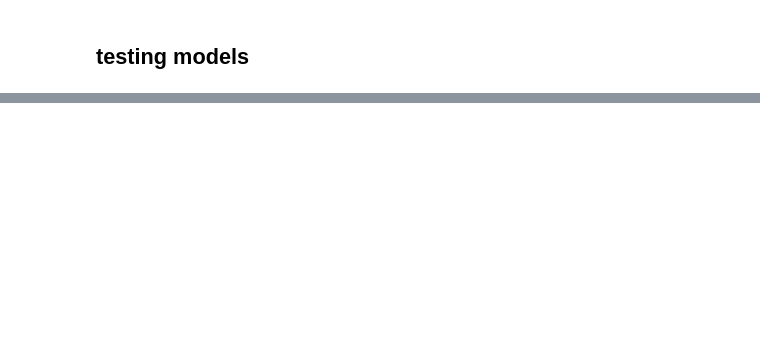
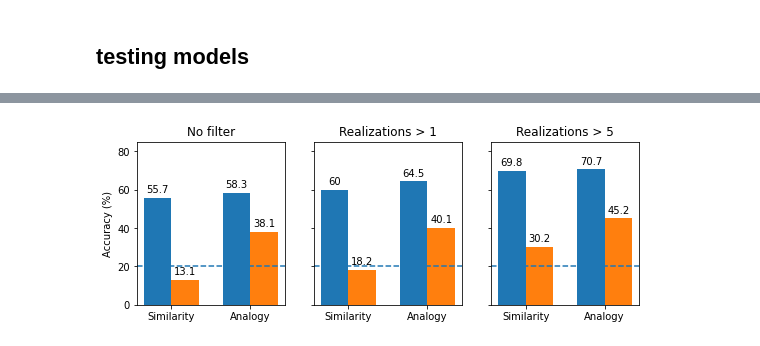
Before and after one commit to o-fugi/regularity-semantic-change, a Jupyter notebook: code/Prediction_with_GMM.ipynb, the cells around one changed output, grey strips where cells are left out. Saved outputs shown, nothing was run; the diff lists cells and outputs as text; code cells hidden in the pictures; blank space fills up the shorter version.

```diff
--- a/code/Prediction_with_GMM.ipynb
+++ b/code/Prediction_with_GMM.ipynb
@@ -332,21 +360,23 @@ def get_gmm_prob(source, potential_targets):
 # define the method of getting a list of targets whose similarity to the source is about the same as the actual target
 # e.g., if dist("food", "meat") = 2, then this returns a list of targets whose distance from "food" is about 2
 
-def get_potential_targets(source, target):
+def get_potential_targets(source, target, test_df, similarity_adjusted=True):
   potential_targets = []
   potential_targets.append(target) # the ACTUAL target
-  df_targets = df[df['meaning1']!=source][['meaning2']] # only take elements of the dataframe that don't have source as meaning1
+  # df_targets = df[df['meaning1']!=source][['meaning2']] # only take elements of the dataframe that don't have source as meaning1
+  df_targets = test_df[test_df['meaning1']!=source][['meaning2']] # we're gonna try just taking targets from the test_df to see if it improves accuracy
   df_targets = df_targets.drop_duplicates()
   df_targets = df_targets[df_targets['meaning2']!=target]
 
-  df_targets = reduce(lambda  left,right: pd.merge(left,right,left_on='meaning2',right_on='Word', how='left'), [df_targets, vec_df])
-  dists = np.linalg.norm(df_targets[range(encoding_len)] - vec_dic[source], axis=1) # get list of similarities between source and ALL targets
-  dists = abs(dists - np.linalg.norm(vec_dic[target] - vec_dic[source])) # ge
+  if similarity_adjusted:
+    df_targets = reduce(lambda  left,right: pd.merge(left,right,left_on='meaning2',right_on='Word', how='left'), [df_targets, vec_df])
+    dists = np.linalg.norm(df_targets[range(encoding_len)] - vec_dic[source], axis=1) # get list of similarities between source and ALL targets
+    dists = abs(dists - np.linalg.norm(vec_dic[target] - vec_dic[source])) # ge
 
-  indices = np.argsort(dists)[0:4]
+    indices = np.argsort(dists)[0:4]
 
-  potential_targets += list(df_targets.iloc[indices]['meaning2']) # take the 4 targets whose similarity to the source is closest to the actual similarity
-
-  # potential_targets += list(df_targets['meaning2'].sample(n=4))
+    potential_targets += list(df_targets.iloc[indices]['meaning2']) # take the 4 targets whose similarity to the source is closest to the actual similarity
+  else:
+    potential_targets += list(df_targets['meaning2'].sample(n=4)) # take 4 random targets
 
   return potential_targets
@@ -536,0 +694,57 @@ for i in range(k):
+# %%
+#@title FIG 1.B -- Accuracy by REALIZATIONS
+
+labels = ['Similarity', 'Analogy']
+sim_labels = [round(100*i, 1) for i in similarity_acc]
+ana_labels = [round(100*i, 1) for i in analogy_acc]
+
+x = np.arange(len(labels))  # the label locations
+width = 0.35  # the width of the bars
+
+fig, axs = plt.subplots(1, 3, figsize=(9, 3), sharey=True)
+
+## general ax stuff
+axs[0].set_ylim(0, 85)
+axs[0].set_ylabel('Accuracy (%)')
+# fig.suptitle('Accuracy for different realization filters')
+
+## no filter on realizations
+
+rects1 = axs[0].bar(x - width/2, [sim_labels[0], ana_labels[0]], width, label='Random')
+rects2 = axs[0].bar(x + width/2, [sim_labels[1], ana_labels[1]], width, label='Sim-Adjusted')
+
+# Add some text for labels, title and custom x-axis tick labels, etc.
+axs[0].set_xticks(x, labels=labels)
+axs[0].bar_label(rects1, padding=3)
+axs[0].bar_label(rects2, padding=3)
+axs[0].axhline(20, linestyle='--')
+axs[0].set_title("No filter")
+
+##  realizations > 1
+
+rects1 = axs[1].bar(x - width/2, [sim_labels[2], ana_labels[2]], width, label='Random')
+rects2 = axs[1].bar(x + width/2, [sim_labels[3], ana_labels[3]], width, label='Sim-Adjusted')
+
+# Add some text for labels, title and custom x-axis tick labels, etc.
+axs[1].set_xticks(x, labels=labels)
+axs[1].bar_label(rects1, padding=3)
+axs[1].bar_label(rects2, padding=3)
+axs[1].axhline(20, linestyle='--')
+axs[1].set_title("Realizations > 1")
+
+
+##  realizations > 5
+
+rects1 = axs[2].bar(x - width/2, [sim_labels[4], ana_labels[4]], width, label='Random')
+rects2 = axs[2].bar(x + width/2, [sim_labels[5], ana_labels[5]], width, label='Sim-Adjusted')
+
+# Add some text for labels, title and custom x-axis tick labels, etc.
+axs[2].set_xticks(x, labels=labels)
+axs[2].bar_label(rects1, padding=3)
+axs[2].bar_label(rects2, padding=3)
+axs[2].axhline(20, linestyle='--')
+axs[2].set_title("Realizations > 5")
+
+plt.show()
+# %% [output]
+[figure, added]
```
Also changed, not shown: parts of 40 cells of this notebook.
